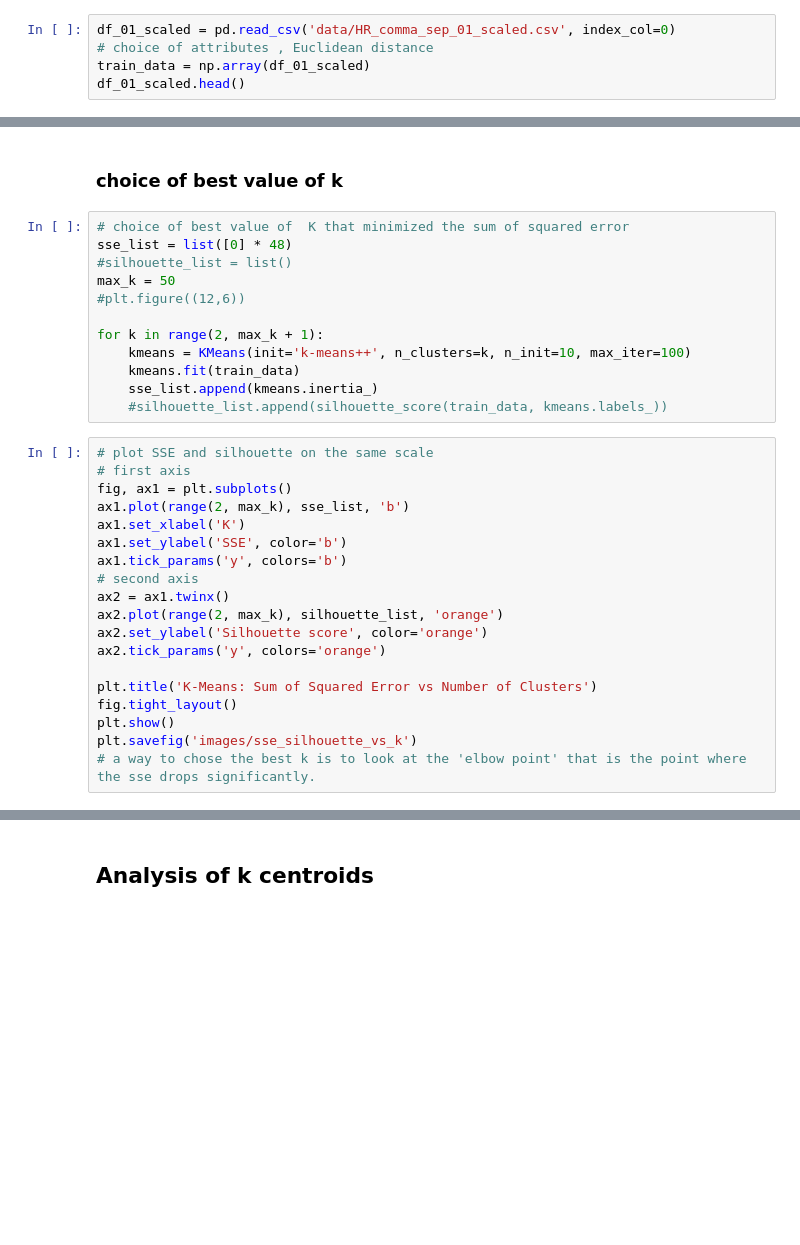
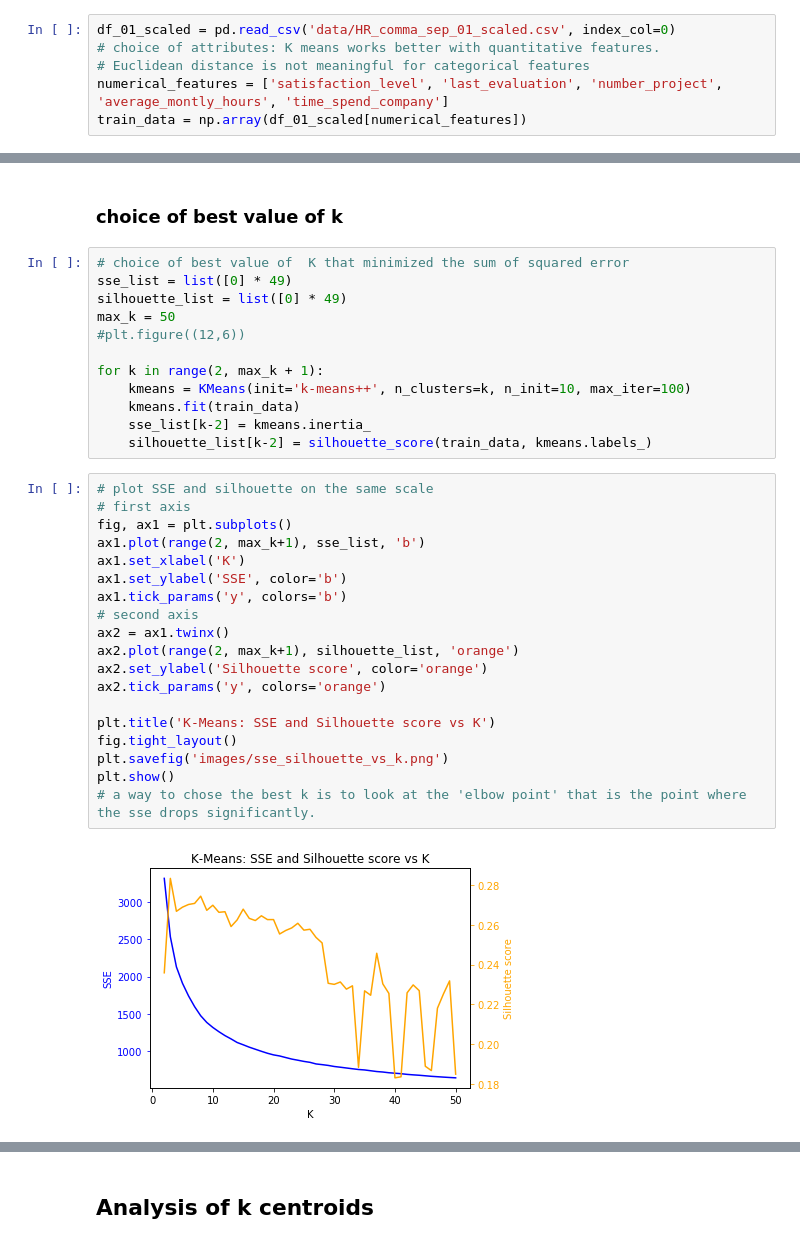
Before and after one commit to noobcode/Data-Mining, a Jupyter notebook: cluster_analysis.ipynb, the cells around one changed output, grey strips where cells are left out. Saved outputs shown, nothing was run; the diff lists cells and outputs as text; blank space fills up the shorter version.

Commit message:
plotted sse and silhouette vs k

```diff
--- a/cluster_analysis.ipynb
+++ b/cluster_analysis.ipynb
@@ -13,5 +15,6 @@ import matplotlib.pyplot as plt
 # %%
 df_01_scaled = pd.read_csv('data/HR_comma_sep_01_scaled.csv', index_col=0)
-# choice of attributes , Euclidean distance
-train_data = np.array(df_01_scaled)
-df_01_scaled.head()
+# choice of attributes: K means works better with quantitative features.
+# Euclidean distance is not meaningful for categorical features
+numerical_features = ['satisfaction_level', 'last_evaluation', 'number_project', 'average_montly_hours', 'time_spend_company']
+train_data = np.array(df_01_scaled[numerical_features])
@@ -28,32 +24,34 @@ df_01_scaled.head()
 ### choice of best value of k
 # %%
 # choice of best value of  K that minimized the sum of squared error
-sse_list = list([0] * 48)
-#silhouette_list = list()
+sse_list = list([0] * 49)
+silhouette_list = list([0] * 49)
 max_k = 50
 #plt.figure((12,6))
 
 for k in range(2, max_k + 1):
     kmeans = KMeans(init='k-means++', n_clusters=k, n_init=10, max_iter=100)
     kmeans.fit(train_data)
-    sse_list.append(kmeans.inertia_)
-    #silhouette_list.append(silhouette_score(train_data, kmeans.labels_))
+    sse_list[k-2] = kmeans.inertia_
+    silhouette_list[k-2] = silhouette_score(train_data, kmeans.labels_)
 # %%
 # plot SSE and silhouette on the same scale
 # first axis
 fig, ax1 = plt.subplots()
-ax1.plot(range(2, max_k), sse_list, 'b')
+ax1.plot(range(2, max_k+1), sse_list, 'b')
 ax1.set_xlabel('K')
 ax1.set_ylabel('SSE', color='b')
 ax1.tick_params('y', colors='b')
 # second axis
 ax2 = ax1.twinx()
-ax2.plot(range(2, max_k), silhouette_list, 'orange')
+ax2.plot(range(2, max_k+1), silhouette_list, 'orange')
 ax2.set_ylabel('Silhouette score', color='orange')
 ax2.tick_params('y', colors='orange')
 
-plt.title('K-Means: Sum of Squared Error vs Number of Clusters')
+plt.title('K-Means: SSE and Silhouette score vs K')
 fig.tight_layout()
+plt.savefig('images/sse_silhouette_vs_k.png')
 plt.show()
-plt.savefig('images/sse_silhouette_vs_k')
 # a way to chose the best k is to look at the 'elbow point' that is the point where the sse drops significantly.
+# %% [output]
+[figure, added]
```
Also changed, not shown: parts of 9 cells of this notebook, 6 other files.
